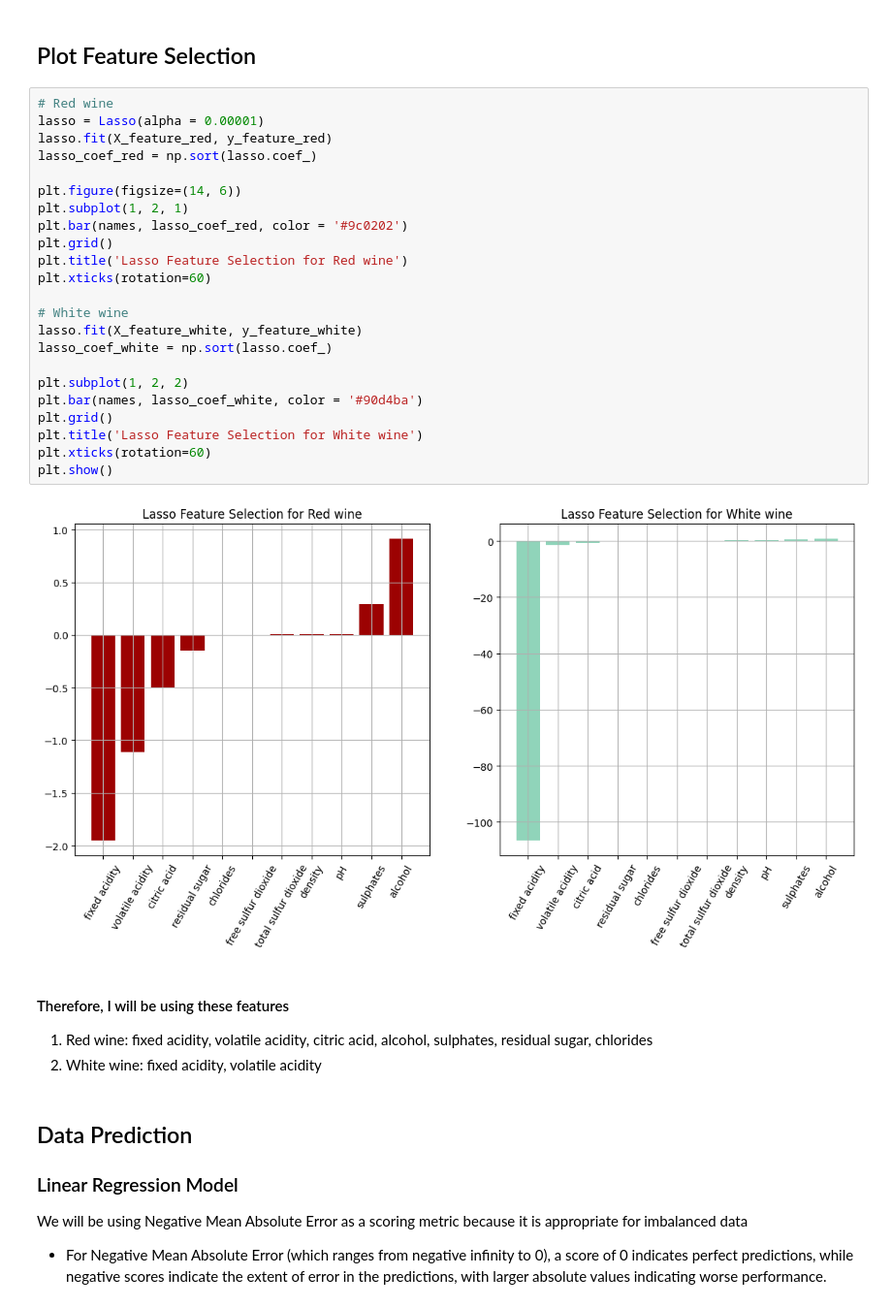
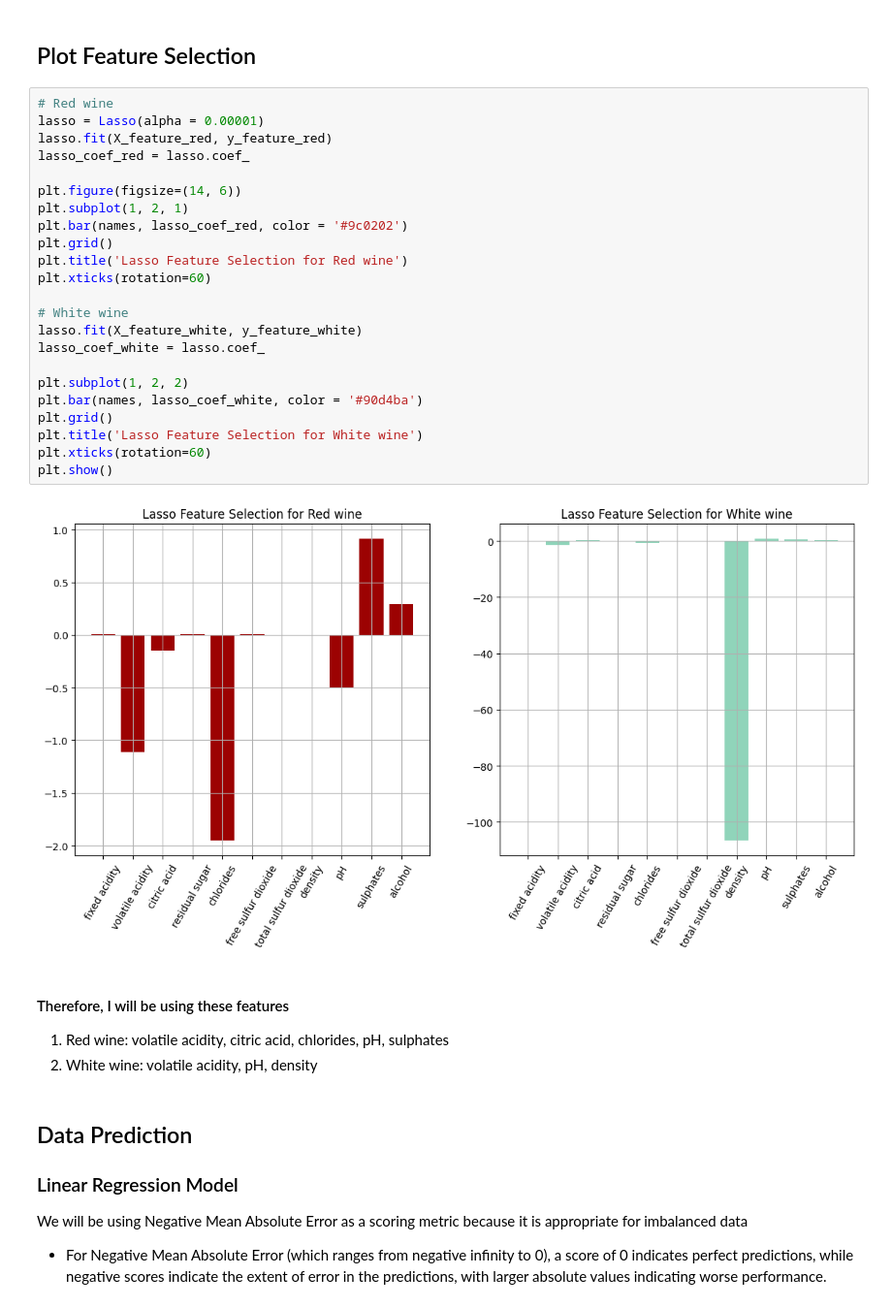
Before and after one commit to ProfessionalSalmon/wine-quality-prediction, a Jupyter notebook: winequality.ipynb, the cells around one changed output. Shown at 97% size. Cells and saved outputs as stored; diff of their text form.

```diff
--- a/winequality.ipynb
+++ b/winequality.ipynb
@@ -283,32 +290,32 @@ Best Lasso Alpha for White wine {'alpha': np.float64(1e-05)}
 # %%
 # Red wine
 lasso = Lasso(alpha = 0.00001)
 lasso.fit(X_feature_red, y_feature_red)
-lasso_coef_red = np.sort(lasso.coef_)
+lasso_coef_red = lasso.coef_
 
 plt.figure(figsize=(14, 6))
 plt.subplot(1, 2, 1)
 plt.bar(names, lasso_coef_red, color = '#9c0202')
 plt.grid()
 plt.title('Lasso Feature Selection for Red wine')
 plt.xticks(rotation=60)
 
 # White wine
 lasso.fit(X_feature_white, y_feature_white)
-lasso_coef_white = np.sort(lasso.coef_)
+lasso_coef_white = lasso.coef_
 
 plt.subplot(1, 2, 2)
 plt.bar(names, lasso_coef_white, color = '#90d4ba')
 plt.grid()
 plt.title('Lasso Feature Selection for White wine')
 plt.xticks(rotation=60)
 plt.show()
 # %% [output]
-[figure, old version]
+[figure, new version]
 # %% [markdown]
 #### Therefore, I will be using these features
-1. Red wine: fixed acidity, volatile acidity, citric acid, alcohol, sulphates, residual sugar, chlorides
-2. White wine: fixed acidity, volatile acidity
+1. Red wine: volatile acidity, citric acid, chlorides, pH, sulphates
+2. White wine: volatile acidity, pH, density
 # %% [markdown]
 ## Data Prediction
 ### Linear Regression Model
```
Also changed, not shown: parts of 12 cells of this notebook.
